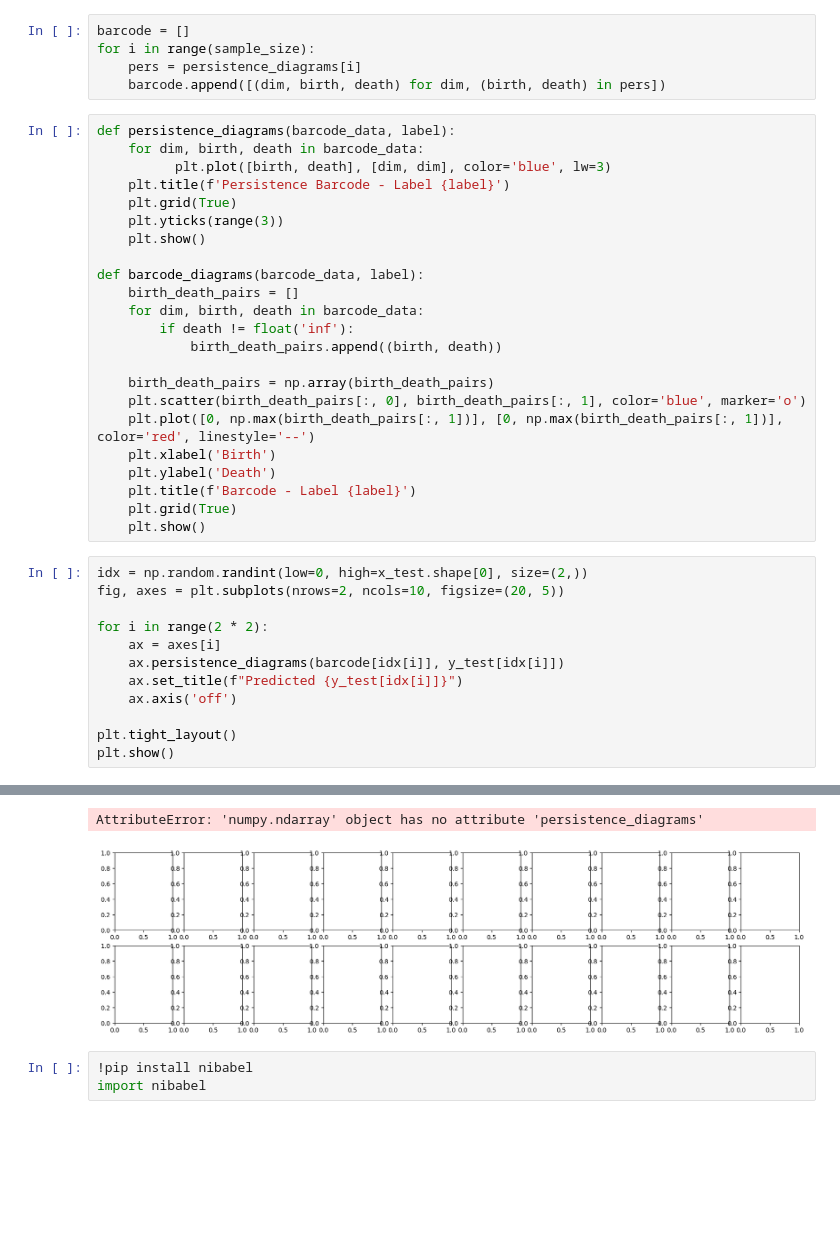
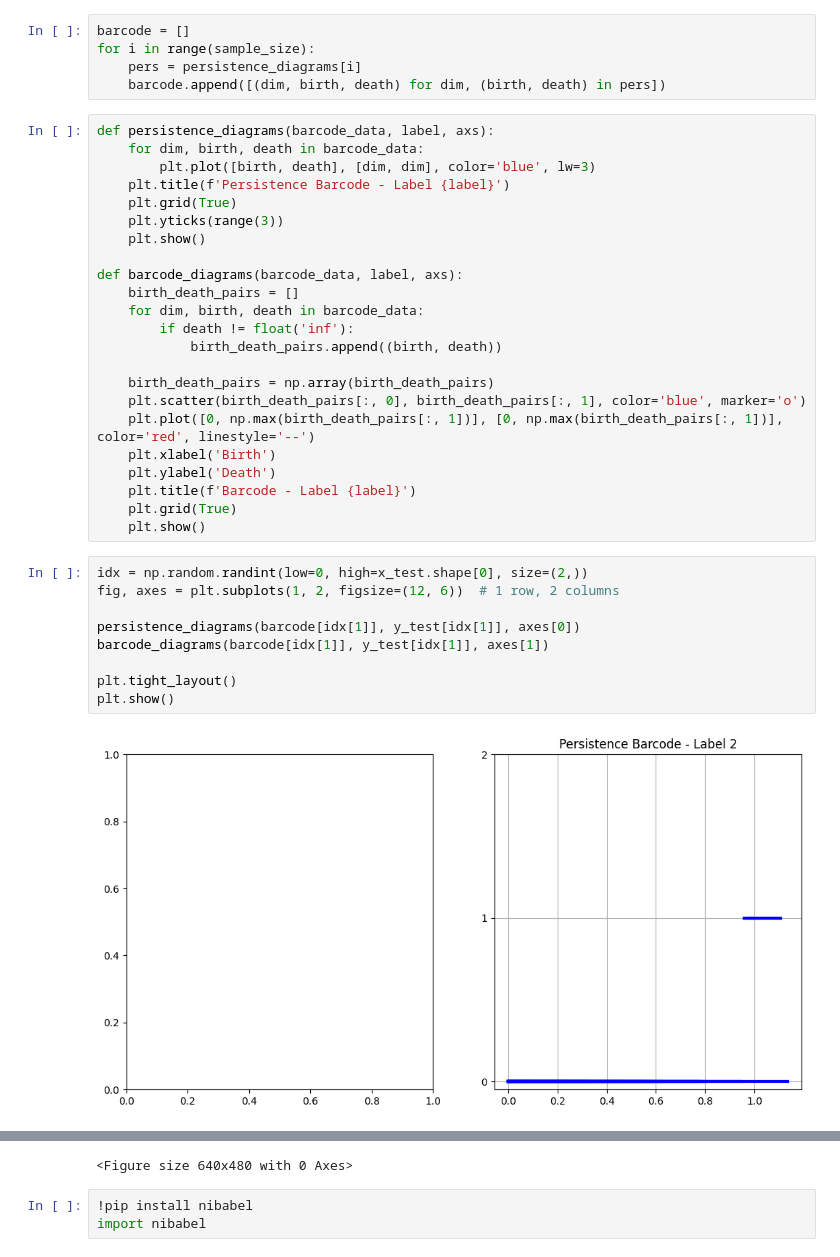
Before and after one commit to pquynhvu/TDA, a Jupyter notebook: mnist_pytorch.ipynb, the cells around one changed output, grey strips where cells are left out. Drawn from its saved outputs; the diff is of its cells as text; blank space fills up the shorter version.

```diff
--- a/mnist_pytorch.ipynb
+++ b/mnist_pytorch.ipynb
@@ -304,15 +304,15 @@ for i in range(sample_size):
     pers = persistence_diagrams[i]
     barcode.append([(dim, birth, death) for dim, (birth, death) in pers])
 # %%
-def persistence_diagrams(barcode_data, label):
+def persistence_diagrams(barcode_data, label, axs):
     for dim, birth, death in barcode_data:
-          plt.plot([birth, death], [dim, dim], color='blue', lw=3)
+        plt.plot([birth, death], [dim, dim], color='blue', lw=3)
     plt.title(f'Persistence Barcode - Label {label}')
     plt.grid(True)
     plt.yticks(range(3))
     plt.show()
 
-def barcode_diagrams(barcode_data, label):
+def barcode_diagrams(barcode_data, label, axs):
     birth_death_pairs = []
     for dim, birth, death in barcode_data:
         if death != float('inf'):
@@ -328,14 +328,12 @@ def barcode_diagrams(barcode_data, label):
     plt.show()
 # %%
 idx = np.random.randint(low=0, high=x_test.shape[0], size=(2,))
-fig, axes = plt.subplots(nrows=2, ncols=10, figsize=(20, 5))
+fig, axes = plt.subplots(1, 2, figsize=(12, 6))  # 1 row, 2 columns
 
-for i in range(2 * 2):
-    ax = axes[i]
-    ax.persistence_diagrams(barcode[idx[i]], y_test[idx[i]])
-    ax.set_title(f"Predicted {y_test[idx[i]]}")
-    ax.axis('off')
+persistence_diagrams(barcode[idx[1]], y_test[idx[1]], axes[0])
+barcode_diagrams(barcode[idx[1]], y_test[idx[1]], axes[1])
 
 plt.tight_layout()
 plt.show()
 # %% [output]
+[figure, new version]
@@ -342,5 +341,4 @@ plt.show()
-AttributeError: 'numpy.ndarray' object has no attribute 'persistence_diagrams'
+<Figure size 640x480 with 0 Axes>
-[figure, old version]
 # %%
 !pip install nibabel
 import nibabel
```
Also changed, not shown: parts of 1 cell of this notebook.
